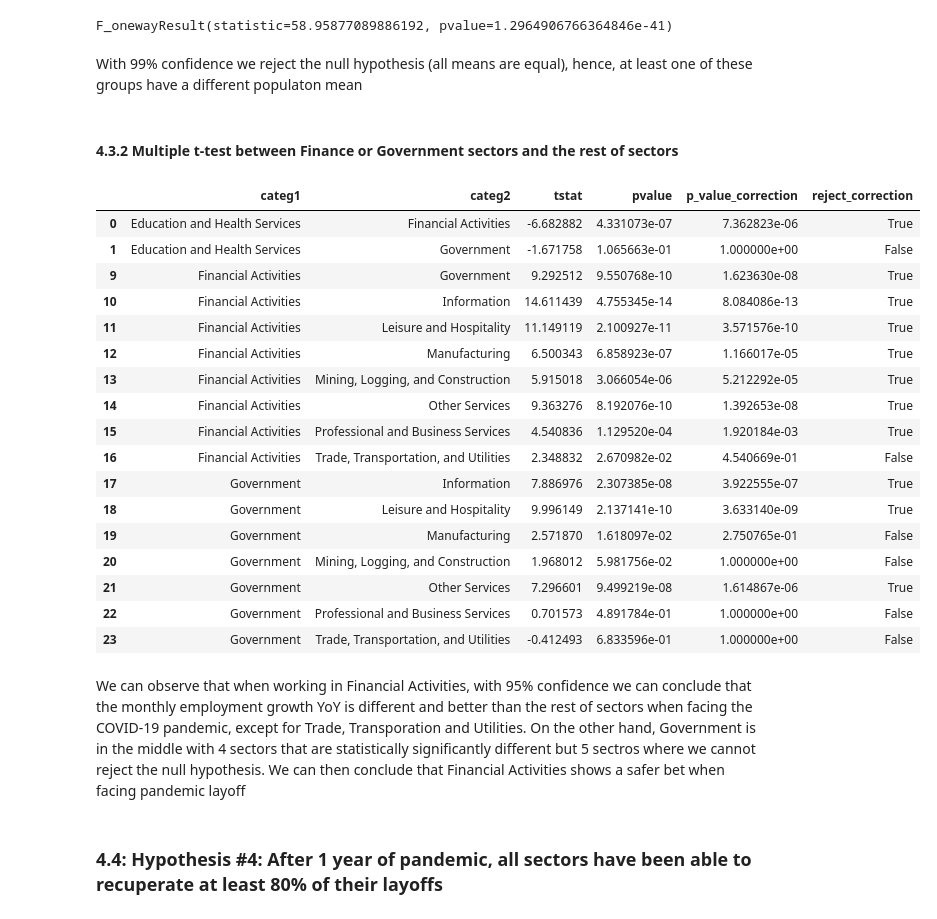
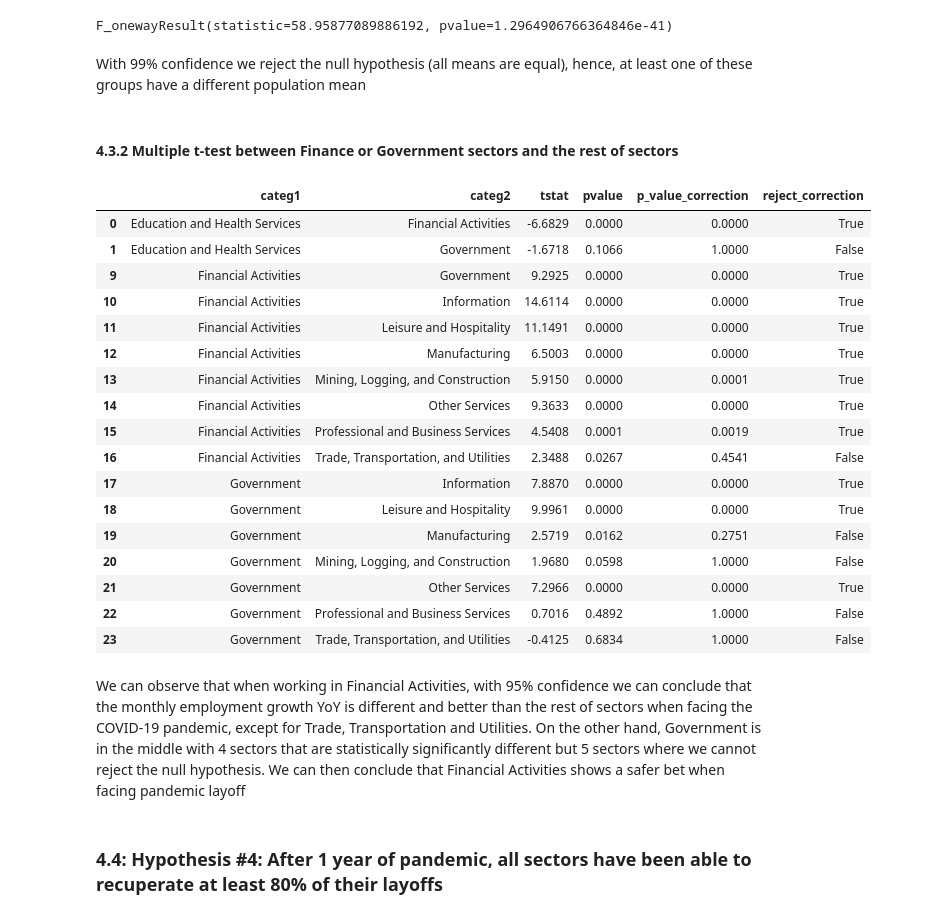
Before and after one commit to emcediel/DATA-512-Project, a Jupyter notebook: src/Part I, II, III, IV - Code.ipynb, the cells around one changed output. Drawn from its saved outputs; the diff is of its cells as text; code cells hidden in the pictures.

```diff
--- a/src/Part I, II, III, IV - Code.ipynb
+++ b/src/Part I, II, III, IV - Code.ipynb
@@ -801,52 +801,52 @@ stats.f_oneway(employment_by_sector_OK_cases[(employment_by_sector_OK_cases['Sup
 # %% [output]
 F_onewayResult(statistic=58.95877089886192, pvalue=1.2964906766364846e-41)
 # %% [markdown]
-With 99% confidence we reject the null hypothesis (all means are equal), hence, at least one of these groups have a different populaton mean
+With 99% confidence we reject the null hypothesis (all means are equal), hence, at least one of these groups have a different population mean
 # %% [markdown]
 #### 4.3.2 Multiple t-test between Finance or Government sectors and the rest of sectors
 # %%
 from itertools import combinations
 ...
 
 def ttest_run(c1, c2):
     results = stats.ttest_ind(employment_by_sector_OK_cases[(employment_by_sector_OK_cases['Supersector']==c1)& (employment_by_sector_OK_cases['year_month']>day_first_COVID_OK)]['Monthly growth (YoY)'],
                               employment_by_sector_OK_cases[(employment_by_sector_OK_cases['Supersector']==c2)& (employment_by_sector_OK_cases['year_month']>day_first_COVID_OK)]['Monthly growth (YoY)'])
     df = pd.DataFrame({'categ1': c1,
                        'categ2': c2,
                        'tstat': results.statistic,
                        'pvalue': results.pvalue},
                        index = [0])
     return df
 
 df_list = [ttest_run(i, j) for i, j in combinations(employment_by_sector_OK_cases['Supersector'].unique().tolist(), 2)]
 
 final_df = pd.concat(df_list, ignore_index = True)
 
 results = final_df[final_df['categ1'].isin(['Financial Activities','Government'])| final_df['categ2'].isin(['Financial Activities','Government'])]
 results['p_value_correction'] = multipletests(results.pvalue, alpha =0.05, method = 'bonferroni')[1]
 results['reject_correction'] = multipletests(results.pvalue, alpha =0.05, method = 'bonferroni')[0]
-results
+results.round(decimals=4)
 # %% [output]
 |  | categ1 | categ2 | tstat | pvalue | p_value_correction | reject_correction |
-| 0 | Education and Health Services | Financial Activities | -6.682882 | 4.331073e-07 | 7.362823e-06 | True |
-| 1 | Education and Health Services | Government | -1.671758 | 1.065663e-01 | 1.000000e+00 | False |
-| 9 | Financial Activities | Government | 9.292512 | 9.550768e-10 | 1.623630e-08 | True |
-| 10 | Financial Activities | Information | 14.611439 | 4.755345e-14 | 8.084086e-13 | True |
-| 11 | Financial Activities | Leisure and Hospitality | 11.149119 | 2.100927e-11 | 3.571576e-10 | True |
-| 12 | Financial Activities | Manufacturing | 6.500343 | 6.858923e-07 | 1.166017e-05 | True |
-| 13 | Financial Activities | Mining, Logging, and Construction | 5.915018 | 3.066054e-06 | 5.212292e-05 | True |
-| 14 | Financial Activities | Other Services | 9.363276 | 8.192076e-10 | 1.392653e-08 | True |
-| 15 | Financial Activities | Professional and Business Services | 4.540836 | 1.129520e-04 | 1.920184e-03 | True |
-| 16 | Financial Activities | Trade, Transportation, and Utilities | 2.348832 | 2.670982e-02 | 4.540669e-01 | False |
-| 17 | Government | Information | 7.886976 | 2.307385e-08 | 3.922555e-07 | True |
-| 18 | Government | Leisure and Hospitality | 9.996149 | 2.137141e-10 | 3.633140e-09 | True |
-| 19 | Government | Manufacturing | 2.571870 | 1.618097e-02 | 2.750765e-01 | False |
-| 20 | Government | Mining, Logging, and Construction | 1.968012 | 5.981756e-02 | 1.000000e+00 | False |
-| 21 | Government | Other Services | 7.296601 | 9.499219e-08 | 1.614867e-06 | True |
-| 22 | Government | Professional and Business Services | 0.701573 | 4.891784e-01 | 1.000000e+00 | False |
-| 23 | Government | Trade, Transportation, and Utilities | -0.412493 | 6.833596e-01 | 1.000000e+00 | False |
+| 0 | Education and Health Services | Financial Activities | -6.6829 | 0.0000 | 0.0000 | True |
+| 1 | Education and Health Services | Government | -1.6718 | 0.1066 | 1.0000 | False |
+| 9 | Financial Activities | Government | 9.2925 | 0.0000 | 0.0000 | True |
+| 10 | Financial Activities | Information | 14.6114 | 0.0000 | 0.0000 | True |
+| 11 | Financial Activities | Leisure and Hospitality | 11.1491 | 0.0000 | 0.0000 | True |
+| 12 | Financial Activities | Manufacturing | 6.5003 | 0.0000 | 0.0000 | True |
+| 13 | Financial Activities | Mining, Logging, and Construction | 5.9150 | 0.0000 | 0.0001 | True |
+| 14 | Financial Activities | Other Services | 9.3633 | 0.0000 | 0.0000 | True |
+| 15 | Financial Activities | Professional and Business Services | 4.5408 | 0.0001 | 0.0019 | True |
+| 16 | Financial Activities | Trade, Transportation, and Utilities | 2.3488 | 0.0267 | 0.4541 | False |
+| 17 | Government | Information | 7.8870 | 0.0000 | 0.0000 | True |
+| 18 | Government | Leisure and Hospitality | 9.9961 | 0.0000 | 0.0000 | True |
+| 19 | Government | Manufacturing | 2.5719 | 0.0162 | 0.2751 | False |
+| 20 | Government | Mining, Logging, and Construction | 1.9680 | 0.0598 | 1.0000 | False |
+| 21 | Government | Other Services | 7.2966 | 0.0000 | 0.0000 | True |
+| 22 | Government | Professional and Business Services | 0.7016 | 0.4892 | 1.0000 | False |
+| 23 | Government | Trade, Transportation, and Utilities | -0.4125 | 0.6834 | 1.0000 | False |
 # %% [markdown]
-We can observe that when working in Financial Activities, with 95% confidence we can conclude that the monthly employment growth YoY is different and better than the rest of sectors when facing the COVID-19 pandemic, except for Trade, Transporation and Utilities. On the other hand, Government is in the middle with 4 sectors that are statistically significantly different but 5 sectros where we cannot reject the null hypothesis. We can then conclude that Financial Activities shows a safer bet when facing pandemic layoff
+We can observe that when working in Financial Activities, with 95% confidence we can conclude that the monthly employment growth YoY is different and better than the rest of sectors when facing the COVID-19 pandemic, except for Trade, Transportation and Utilities. On the other hand, Government is in the middle with 4 sectors that are statistically significantly different but 5 sectors where we cannot reject the null hypothesis. We can then conclude that Financial Activities shows a safer bet when facing pandemic layoff
 # %% [markdown]
 ### 4.4: Hypothesis #4: After 1 year of pandemic, all sectors have been able to recuperate at least 80% of their layoffs
 # %% [markdown]
```
Also changed, not shown: parts of 6 cells of this notebook, 1 other file.
